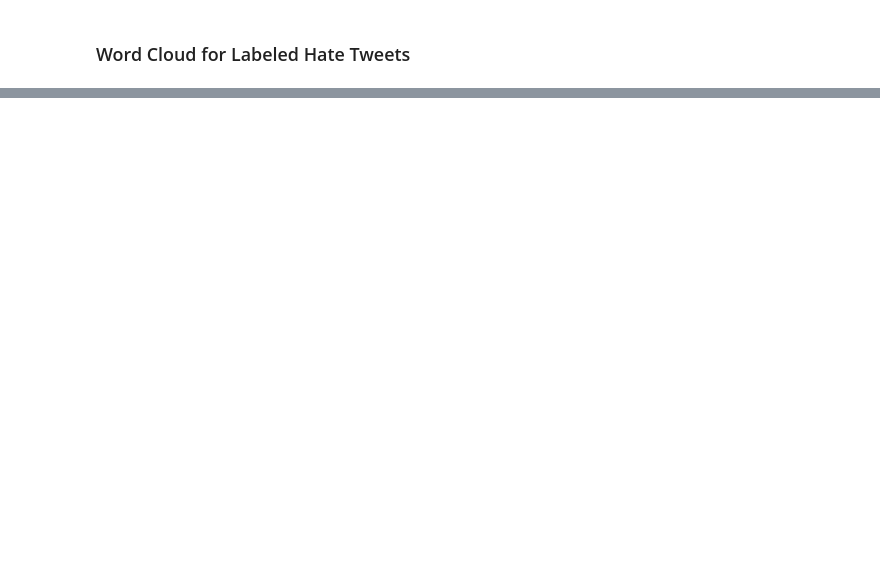
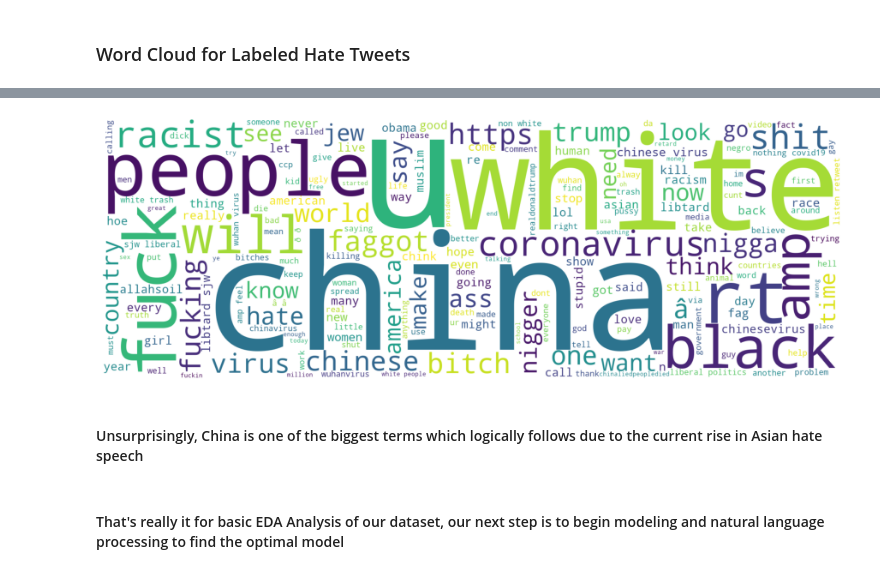
Before and after one commit to cdlc01/Twitter_Hate_Speech_Analysis, a Jupyter notebook: EDA.ipynb, the cells around one changed output, grey strips where cells are left out. Cells and saved outputs as stored; diff of their text form; code cells hidden in the pictures; blank space fills up the shorter version.

Commit message:
Completed inital analysis, modeling and NLP to take place on separate notebooks

```diff
--- a/EDA.ipynb
+++ b/EDA.ipynb
@@ -77,0 +88,29 @@ array([' @user when a father is dysfunctional and is so selfish he drags his kid
+# %%
+comment_words = ''
+stopwords = list(STOPWORDS)
+for word in df[df['label'] == 1]['tweet']:
+    tokens = word.split()
+    for i in range(len(tokens)):
+        tokens[i] = tokens[i].lower()
+    comment_words += " ".join(tokens)+" "
+# %%
+stopwords.append('user')
+stopwords.append('t')
+stopwords.append('co')
+# %%
+wordcloud = WordCloud(width = 2000, height = 700,
+                background_color ='white',
+                stopwords = stopwords,
+                min_font_size = 10).generate(comment_words)
+plt.figure(figsize = (12, 12), facecolor = None)
+plt.imshow(wordcloud)
+plt.axis("off")
+plt.tight_layout(pad = 0)
+
+plt.show()
+# %% [output]
+[figure, added]
+# %% [markdown]
+#### Unsurprisingly, China is one of the biggest terms which logically follows due to the current rise in Asian hate speech
+# %% [markdown]
+#### That's really it for basic EDA Analysis of our dataset, our next step is to begin modeling and natural language processing to find the optimal model
```
Also changed, not shown: parts of 5 cells of this notebook.
